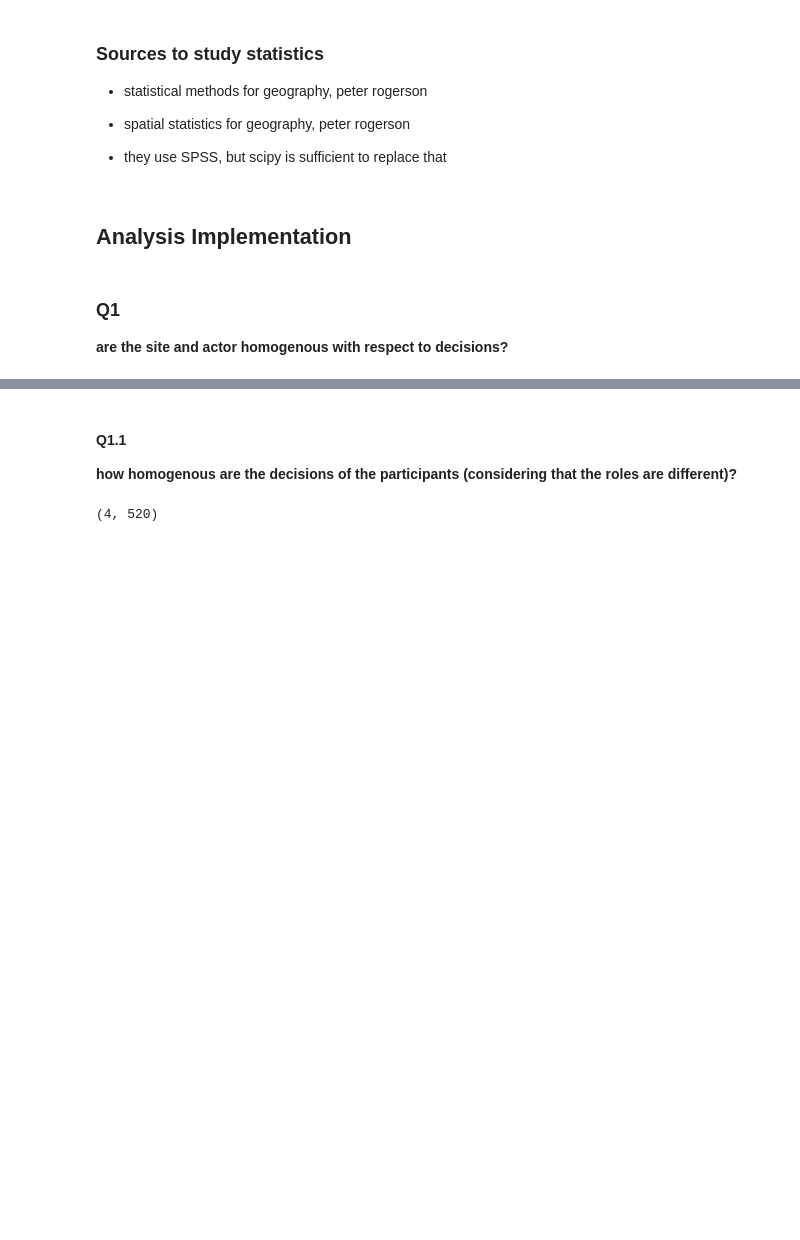
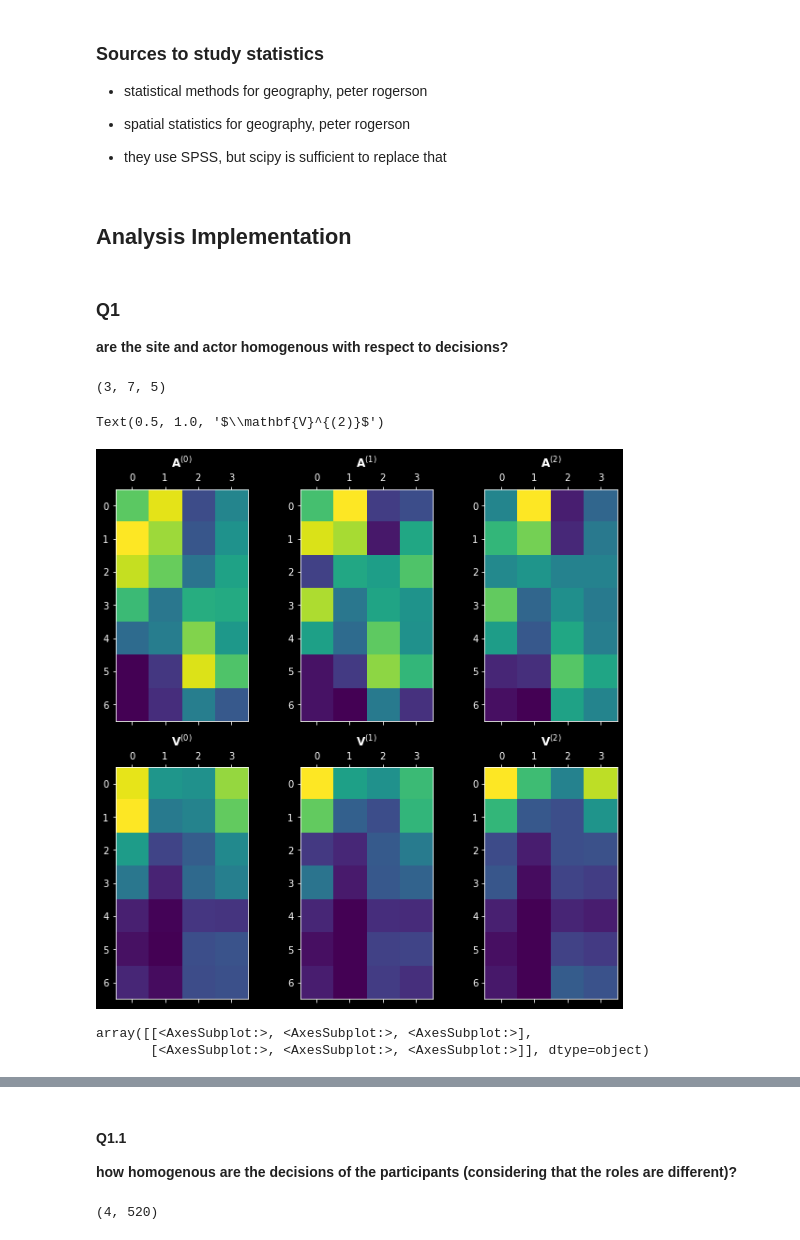
Before and after one commit to shervinazadi/EquiCity_Data, a Jupyter notebook: notebooks/ECG_PP_14_Explore_Data.ipynb, the cells around one changed output, grey strips where cells are left out. Drawn from its saved outputs; the diff is of its cells as text; code cells hidden in the pictures; blank space fills up the shorter version.

Commit message:
matrix plots added for V and A

```diff
--- a/notebooks/ECG_PP_14_Explore_Data.ipynb
+++ b/notebooks/ECG_PP_14_Explore_Data.ipynb
@@ -122,0 +117,49 @@ X = np.array([decision_dict[str(ts)] for ts in dec_ts_sorted])
+# %%
+# extract the decision dictionary
+pooled_decision_dict = project_dict["gameplay"]["D"]
+# remove the 0 time stamp
+_ = pooled_decision_dict.pop("0", None)
+# extract and sort time stamps of decisions
+pdec_ts_sorted = np.array(list(pooled_decision_dict.keys()), dtype=int)
+pdec_ts_sorted.sort()
+# construct a 3 dimensional tensor containting all the pooled decisions:
+# (Rounds, Sites, Colors)
+D = np.array([pooled_decision_dict[str(ts)] for ts in pdec_ts_sorted])
+# %% [output]
+(3, 7, 5)
+# %%
+# extract the decision dictionary
+fitted_decision_dict = project_dict["gameplay"]["V"]
+# remove the 0 time stamp
+_ = fitted_decision_dict.pop("0", None)
+# extract and sort time stamps of decisions
+fdec_ts_sorted = np.array(list(fitted_decision_dict.keys()), dtype=int)
+fdec_ts_sorted.sort()
+# construct a 3 dimensional tensor containting all the pooled decisions:
+# (Rounds, Sites, Colors)
+V = np.array([fitted_decision_dict[str(ts)] for ts in fdec_ts_sorted])
+# %%
+plt.rcParams['figure.figsize'] = [10,10]
+# %%
+fig, ax = plt.subplots(2, 3)
+ax[0,0].matshow(D[0,:, :-1])
+ax[0,0].set_title(r"$\mathbf{A}^{(0)}$")
+ax[0,1].matshow(D[1,:, :-1])
+ax[0,1].set_title(r"$\mathbf{A}^{(1)}$")
+ax[0,2].matshow(D[2,:, :-1])
+ax[0,2].set_title(r"$\mathbf{A}^{(2)}$")
+
+ax[1,0].matshow(V[0,:, :-1])
+ax[1,0].set_title(r"$\mathbf{V}^{(0)}$")
+ax[1,1].matshow(V[1,:, :-1])
+ax[1,1].set_title(r"$\mathbf{V}^{(1)}$")
+ax[1,2].matshow(V[2,:, :-1])
+ax[1,2].set_title(r"$\mathbf{V}^{(2)}$")
+# %% [output]
+Text(0.5, 1.0, '$\\mathbf{V}^{(2)}$')
+[figure, added]
+# %%
+ax
+# %% [output]
+array([[<AxesSubplot:>, <AxesSubplot:>, <AxesSubplot:>],
+       [<AxesSubplot:>, <AxesSubplot:>, <AxesSubplot:>]], dtype=object)
```
Also changed, not shown: parts of 20 cells of this notebook.
